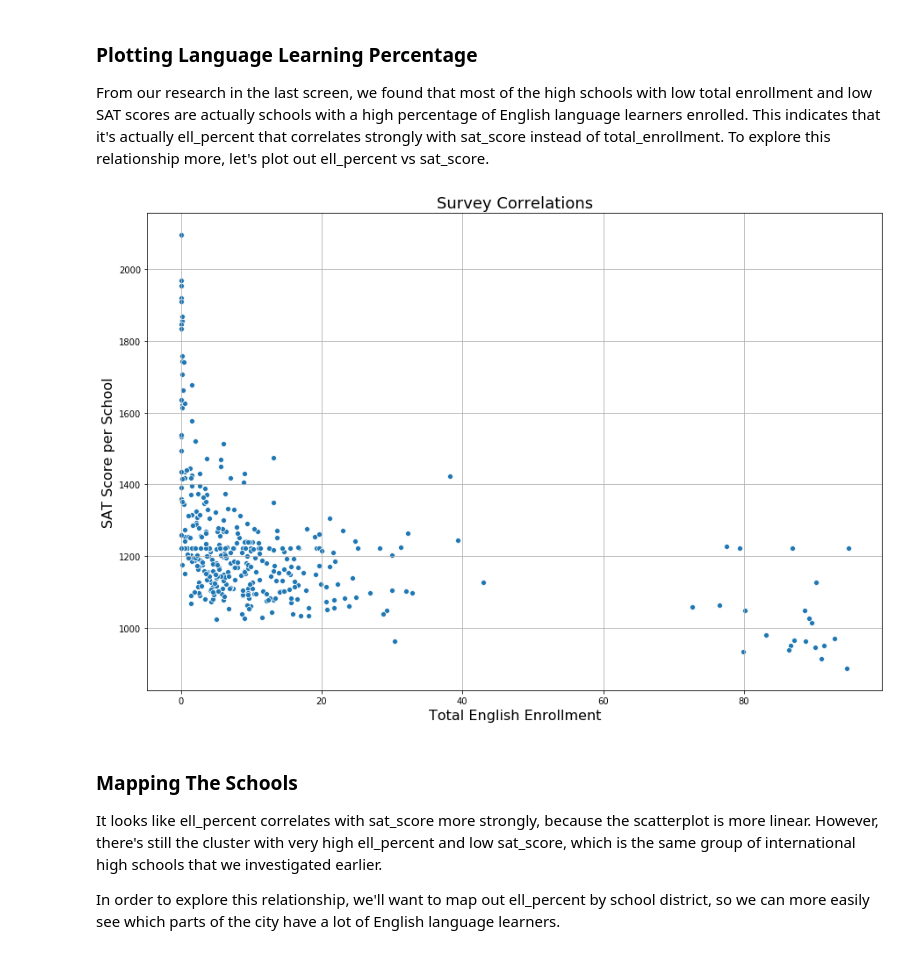
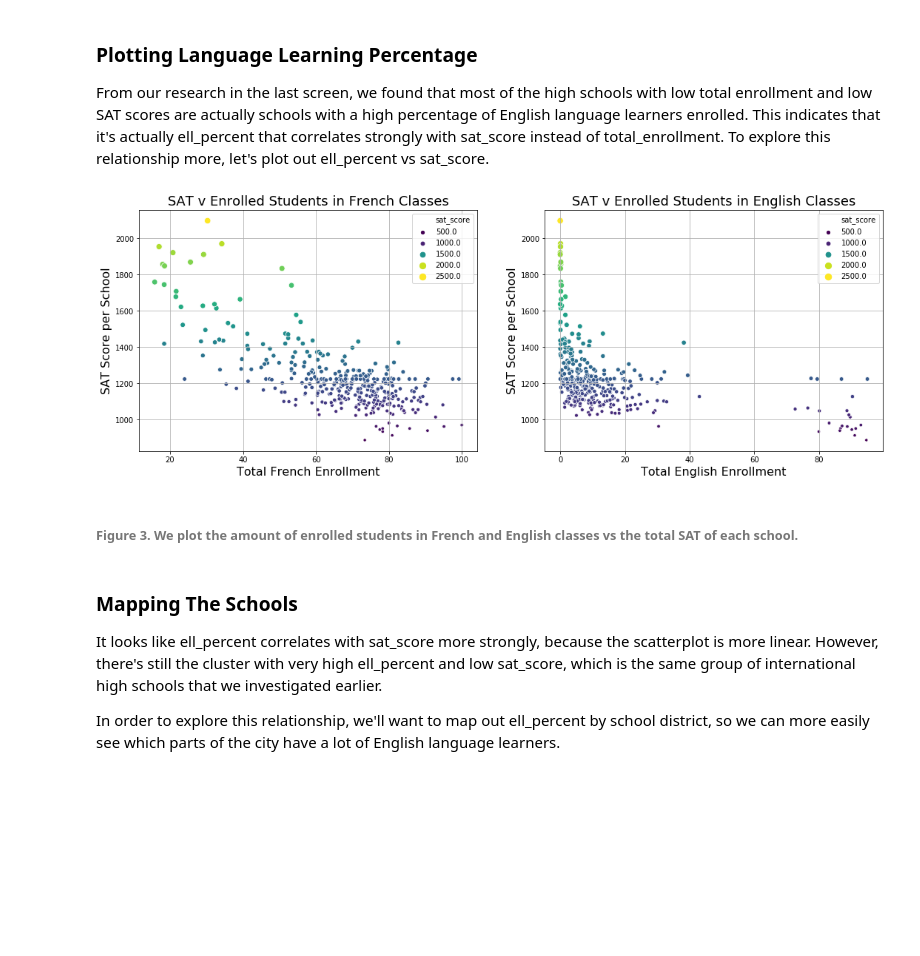
Before and after one commit to Tlacateccatl/NYC-SAT-Analysis, a Jupyter notebook: NYC School Analysis.ipynb, the cells around one changed output. Cells and saved outputs as stored; diff of their text form; code cells hidden in the pictures; blank space fills up the shorter version.

```diff
--- a/NYC School Analysis.ipynb
+++ b/NYC School Analysis.ipynb
@@ -535,14 +573,24 @@ A person who needs extra English courses in High School that are not part of nor
 ### Plotting Language Learning Percentage
 From our research in the last screen, we found that most of the high schools with low total enrollment and low SAT scores are actually schools with a high percentage of English language learners enrolled. This indicates that it's actually ell_percent that correlates strongly with sat_score instead of total_enrollment. To explore this relationship more, let's plot out ell_percent vs sat_score.
 # %%
-plt.figure(figsize=(15, 10))
-sns.scatterplot(data=combinedDF, x="ell_percent", y="sat_score")
+plt.figure(figsize=(18, 6))
+ax1 = plt.subplot(1,2,1)
+ax1 = sns.scatterplot(data=combinedDF, x="frl_percent", y="sat_score", hue = "sat_score", palette = "viridis", size = "sat_score")
+plt.ylabel('SAT Score per School', fontsize=16)
+plt.xlabel('Total French Enrollment', fontsize=16)
+plt.title('SAT v Enrolled Students in French Classes', fontsize=18)
+plt.grid()
+
+ax2 = plt.subplot(1,2,2)
+ax2 = sns.scatterplot(data=combinedDF, x="ell_percent", y="sat_score", hue = "sat_score", palette = "viridis", size = "sat_score")
 plt.ylabel('SAT Score per School', fontsize=16)
 plt.xlabel('Total English Enrollment', fontsize=16)
-plt.title('Survey Correlations', fontsize=18)
+plt.title('SAT v Enrolled Students in English Classes', fontsize=18)
 plt.grid()
 # %% [output]
-[figure, old version]
+[figure, new version]
+# %% [markdown]
+###### **Figure 3.** We plot the amount of enrolled students in French and English classes vs the total SAT of each school.
 # %% [markdown]
 ### Mapping The Schools
 It looks like ell_percent correlates with sat_score more strongly, because the scatterplot is more linear. However, there's still the cluster with very high ell_percent and low sat_score, which is the same group of international high schools that we investigated earlier.
```
Also changed, not shown: parts of 51 cells of this notebook, 1 other file.
